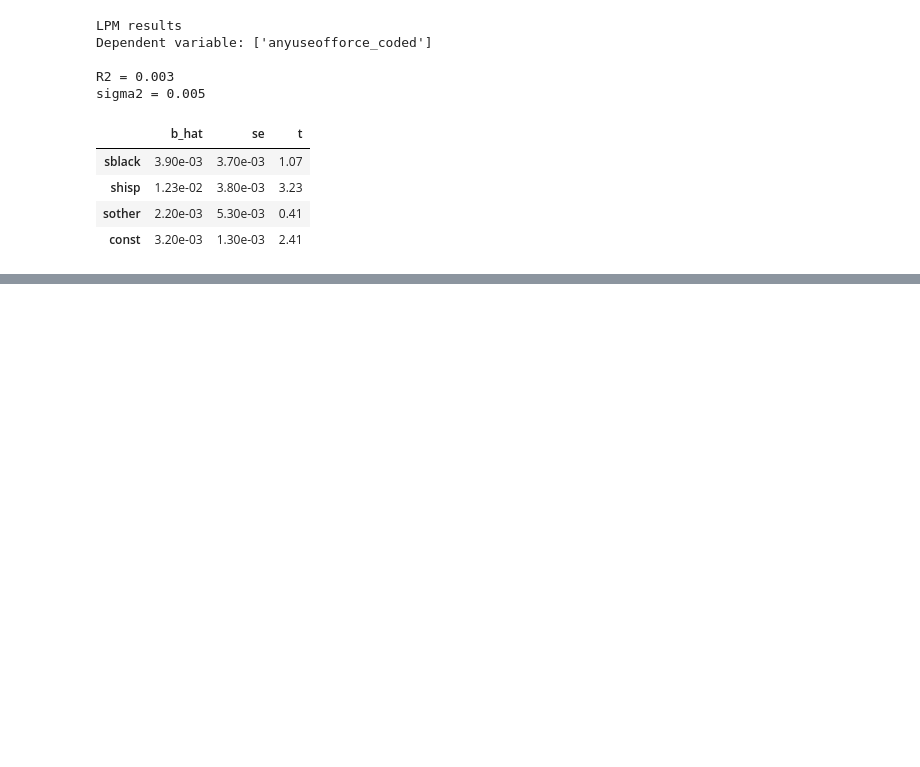
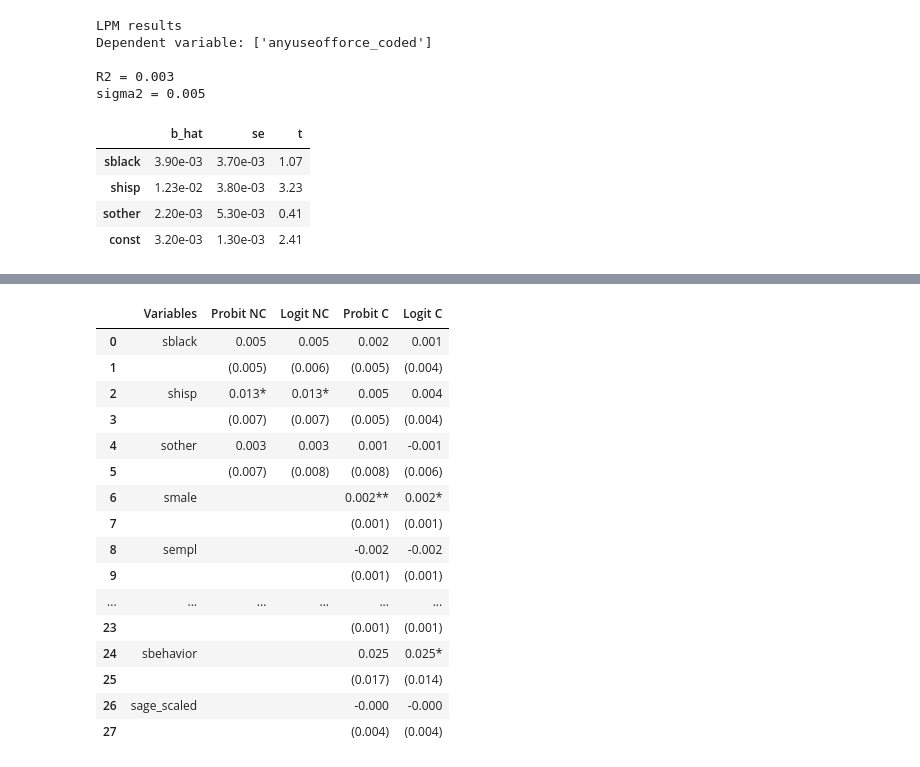
Before and after one commit to jhvander/Uni, a Jupyter notebook: 11. Sem/AME/Projects/Project_3/Project3.ipynb, the cells around one changed output, grey strips where cells are left out. Cells and saved outputs as stored; diff of their text form; code cells hidden in the pictures; blank space fills up the shorter version.

```diff
--- a/11. Sem/AME/Projects/Project_3/Project3.ipynb
+++ b/11. Sem/AME/Projects/Project_3/Project3.ipynb
@@ -450,0 +585,74 @@ NameError: name 'continuous_varlist_nc' is not defined
+# %%
+options = {
+    "maxiter": 10000,
+    "disp": True,
+}
+
+method = "BFGS"
+constant = 1
+average_effect = False
+
+# Estimate models: with and without controls
+df_c = probit_logit_model(
+    y=y,
+    X=x_c,
+    x_labels=x_label_c,
+    continuous_varlist=continuous_varlist_c,
+    y_label=y_label,
+    options=options,
+    method=method,
+    constant=constant,
+    average_effect=average_effect,
+)
+
+df_nc = probit_logit_model(
+    y=y,
+    X=x_nc,
+    x_labels=x_label_nc,
+    continuous_varlist=continuous_varlist_nc,
+    y_label=y_label,
+    options=options,
+    method=method,
+    constant=constant,
+    average_effect=average_effect,
+)
+
+# Rename columns for each specification
+df_nc = df_nc.rename(
+    columns={
+        "Variable": "Variable NC",
+        "Probit Model": "Probit No Controls (1)",
+        "Logit Model": "Logit No Controls (2)",
+    }
+)
+
+df_c = df_c.rename(
+    columns={
+        "Variable": "Variables",
+        "Probit Model": "Probit Controls (3)",
+        "Logit Model": "Logit Controls (4)",
+    }
+)
+
+# Combine side by side
+formatted_df = pd.concat([df_nc, df_c], axis=1)
+
+# Drop redundant variable column from NC specification
+formatted_df = formatted_df.drop(columns=["Variable NC"])
+
+# Shorten labels
+formatted_df = formatted_df.rename(
+    columns={
+        "Probit No Controls (1)": "Probit NC",
+        "Logit No Controls (2)": "Logit NC",
+        "Probit Controls (3)": "Probit C",
+        "Logit Controls (4)": "Logit C",
+    }
+)
+
+# Final column order and cleaning
+formatted_df = formatted_df[["Variables", "Probit NC", "Logit NC", "Probit C", "Logit C"]]
+formatted_df = formatted_df.fillna("")
+
+formatted_df
+# %% [output]
@@ -450,0 +676,17 @@ NameError: name 'continuous_varlist_nc' is not defined
+|  | Variables | Probit NC | Logit NC | Probit C | Logit C |
+| 0 | sblack | 0.005 | 0.005 | 0.002 | 0.001 |
+| 1 |  | (0.005) | (0.006) | (0.005) | (0.004) |
+| 2 | shisp | 0.013* | 0.013* | 0.005 | 0.004 |
+| 3 |  | (0.007) | (0.007) | (0.005) | (0.004) |
+| 4 | sother | 0.003 | 0.003 | 0.001 | -0.001 |
+| 5 |  | (0.007) | (0.008) | (0.008) | (0.006) |
+| 6 | smale |  |  | 0.002** | 0.002* |
+| 7 |  |  |  | (0.001) | (0.001) |
+| 8 | sempl |  |  | -0.002 | -0.002 |
+| 9 |  |  |  | (0.001) | (0.001) |
+| ... | ... | ... | ... | ... | ... |
+| 23 |  |  |  | (0.001) | (0.001) |
+| 24 | sbehavior |  |  | 0.025 | 0.025* |
+| 25 |  |  |  | (0.017) | (0.014) |
+| 26 | sage_scaled |  |  | -0.000 | -0.000 |
+| 27 |  |  |  | (0.004) | (0.004) |
```
Also changed, not shown: parts of 9 cells of this notebook, 4 other files.
